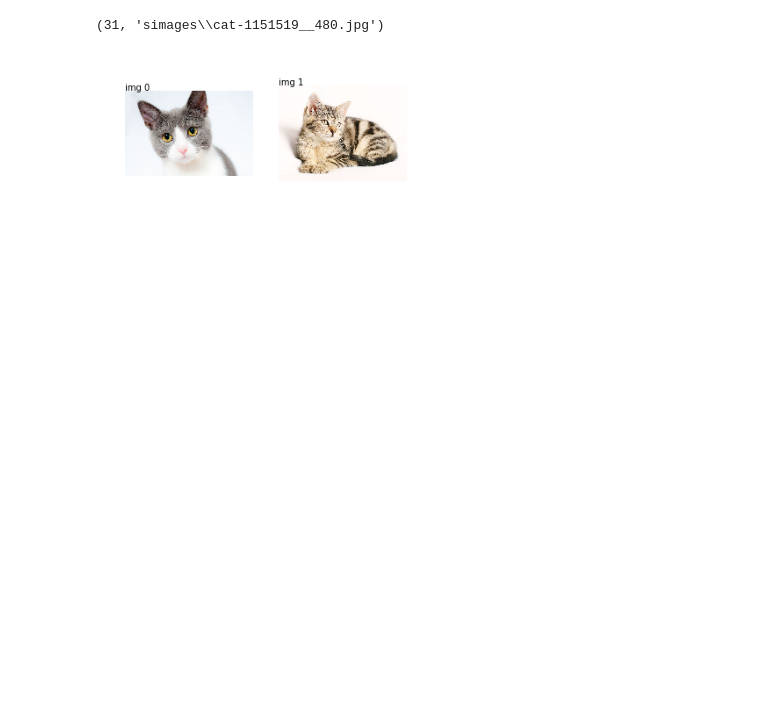
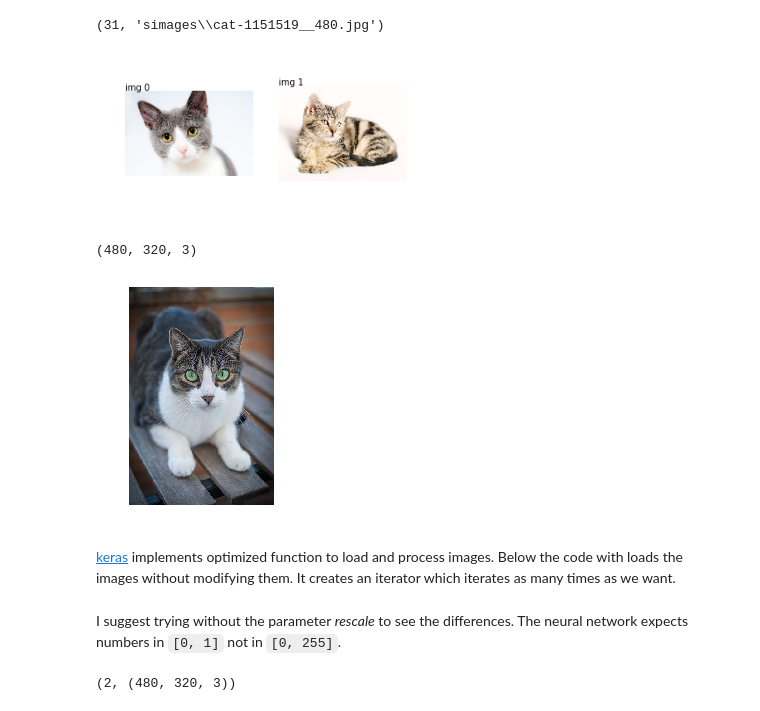
Before and after one commit to sdpython/mlinsights, a Jupyter notebook: _doc/notebooks/search_images.ipynb, the cells around one changed output. Cells and saved outputs as stored; diff of their text form; code cells hidden in the pictures; blank space fills up the shorter version.

Commit message:
add notebook on a search engine for images based on deep learning

```diff
--- a/_doc/notebooks/search_images.ipynb
+++ b/_doc/notebooks/search_images.ipynb
@@ -71,3 +71,18 @@ from mlinsights.plotting import plot_gallery_images
 plot_gallery_images(files[:2]);
 # %% [output]
 [figure]
+# %%
+from keras.preprocessing.image import array_to_img, img_to_array, load_img
+img = load_img('simages/cat-2603300__480.jpg')
+x = img_to_array(img)
+x.shape
+# %% [output]
+(480, 320, 3)
+# %%
+import matplotlib.pyplot as plt
+plt.imshow(x / 255)
+plt.axis('off');
+# %% [output]
+[figure, added]
+# %% [markdown]
+[keras](https://keras.io/) implements optimized function to load and process images. Below the code with loads the images without modifying them. It creates an iterator which iterates as many times as we want.
@@ -73,0 +91,11 @@ plot_gallery_images(files[:2]);
+# %% [markdown]
+I suggest trying without the parameter *rescale* to see the differences. The neural network expects numbers in ``[0, 1]`` not in ``[0, 255]``.
+# %%
+from keras.preprocessing.image import ImageDataGenerator
+import numpy
+augmenting_datagen = ImageDataGenerator(**params)
+# zip(range(0,2)) means to stop the loop after 2 iterations
+imgs = list(img[0] for i, img in zip(range(0,2), augmenting_datagen.flow(x[numpy.newaxis, :, :, :])))
+len(imgs), imgs[0].shape
+# %% [output]
+(2, (480, 320, 3))
```
Also changed, not shown: parts of 37 cells of this notebook, 12 other files.
